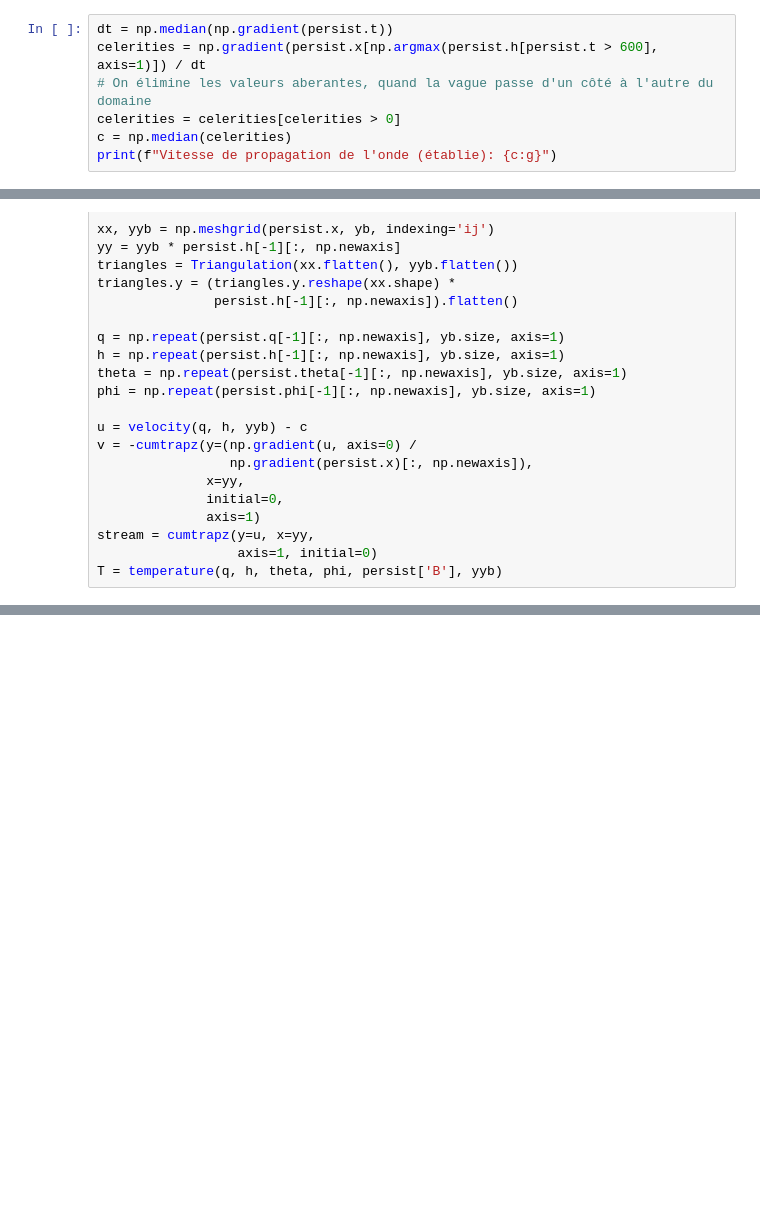
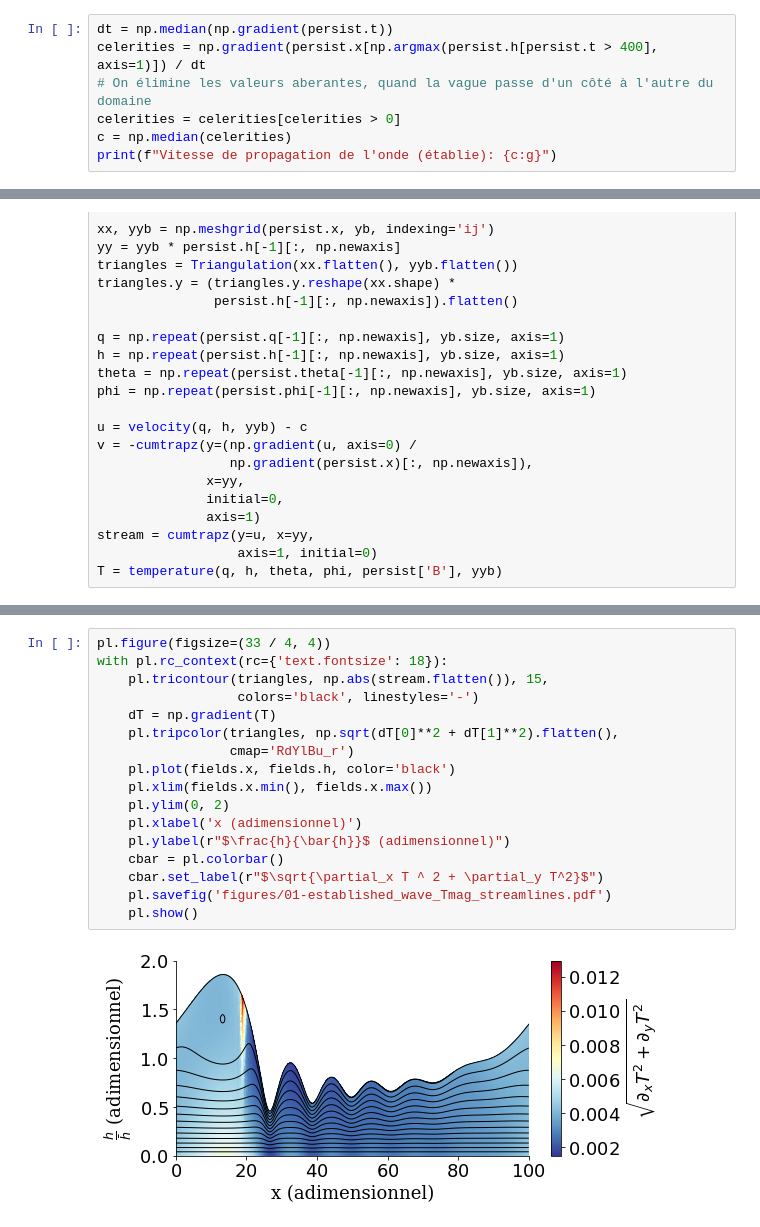
Before and after one commit to celliern/arc_2017, a Jupyter notebook: contenu_additionnel.ipynb, the cells around one changed output, grey strips where cells are left out. Saved outputs shown, nothing was run; the diff lists cells and outputs as text; blank space fills up the shorter version.

```diff
--- a/contenu_additionnel.ipynb
+++ b/contenu_additionnel.ipynb
@@ -328,7 +339,7 @@ pl.show()
 #### Calcul de la vitesse de propagation de l'onde
 # %%
 dt = np.median(np.gradient(persist.t))
-celerities = np.gradient(persist.x[np.argmax(persist.h[persist.t > 600], axis=1)]) / dt
+celerities = np.gradient(persist.x[np.argmax(persist.h[persist.t > 400], axis=1)]) / dt
 # On élimine les valeurs aberantes, quand la vague passe d'un côté à l'autre du domaine
 celerities = celerities[celerities > 0]
 c = np.median(celerities)
@@ -389,0 +400,19 @@ with pl.rc_context(rc={'text.fontsize': 16}):
+# %%
+pl.figure(figsize=(33 / 4, 4))
+with pl.rc_context(rc={'text.fontsize': 18}):
+    pl.tricontour(triangles, np.abs(stream.flatten()), 15,
+                  colors='black', linestyles='-')
+    dT = np.gradient(T)
+    pl.tripcolor(triangles, np.sqrt(dT[0]**2 + dT[1]**2).flatten(),
+                 cmap='RdYlBu_r')
+    pl.plot(fields.x, fields.h, color='black')
+    pl.xlim(fields.x.min(), fields.x.max())
+    pl.ylim(0, 2)
+    pl.xlabel('x (adimensionnel)')
+    pl.ylabel(r"$\frac{h}{\bar{h}}$ (adimensionnel)")
+    cbar = pl.colorbar()
+    cbar.set_label(r"$\sqrt{\partial_x T ^ 2 + \partial_y T^2}$")
+    pl.savefig('figures/01-established_wave_Tmag_streamlines.pdf')
+    pl.show()
+# %% [output]
+[figure, added]
```
Also changed, not shown: parts of 36 cells of this notebook, 28 other files.
